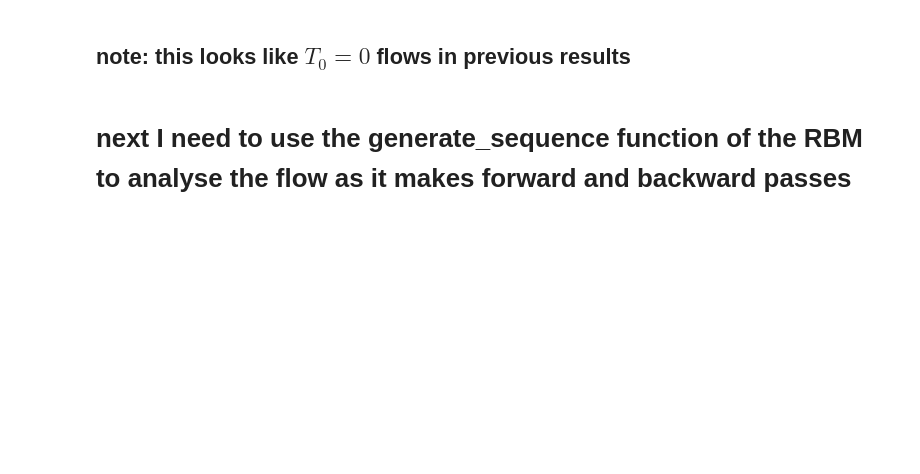
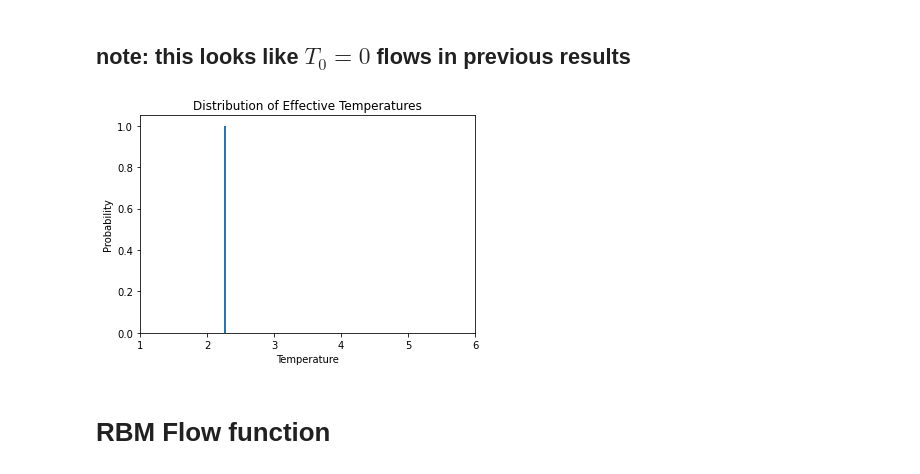
Before and after one commit to willgriff14/research_kcl, a Jupyter notebook: 25_temp_rbm_flow.ipynb, the cells around one changed output. Cells and saved outputs as stored; diff of their text form; code cells hidden in the pictures; blank space fills up the shorter version.

```diff
--- a/25_temp_rbm_flow.ipynb
+++ b/25_temp_rbm_flow.ipynb
@@ -156,3 +353,43 @@ plt.show()
+# %%
+def calculate_magnetisation(configuration):
+    return np.mean(configuration)
+# %%
+def theoretical_magnetisation(T):
+    if T < 2 / np.log(1 + np.sqrt(2)):
+        return (1 - np.sinh(2 / T) ** (-4)) ** (1 / 8)
+    else:
+        return 0
+# %%
+# Initialize a list to store the effective temperatures for each configuration
+effective_temperatures = []
+
+# For each configuration in the sequence
+for config in sequence:
+    # Calculate the magnetisation of the configuration
+    config_magnetisation = calculate_magnetisation(config)
+
+    # Calculate the theoretical magnetisation for each temperature
+    theoretical_magnetisations = np.array([theoretical_magnetisation(T) for T in temperatures])
+
+    # Find the temperature that gives the closest match to the configuration's magnetisation
+    effective_temperature = temperatures[np.argmin(np.abs(theoretical_magnetisations - config_magnetisation))]
+
+    # Append to the list of effective temperatures
+    effective_temperatures.append(effective_temperature)
+# %%
+
+# Convert the list of effective temperatures into a numpy array
+effective_temperatures = np.array(effective_temperatures)
+
+# Plot the histogram of effective temperatures
+plt.hist(effective_temperatures, bins=30, weights=np.ones(len(effective_temperatures)) / len(effective_temperatures))
+plt.xlabel('Temperature')
+plt.ylabel('Probability')
+plt.title('Distribution of Effective Temperatures')
+plt.xlim([1, 6])  # Set the range of the x-axis to be between 1 and 6
+plt.show()
+# %% [output]
+[figure, added]
 # %% [markdown]
-# next I need to use the generate_sequence function of the RBM to analyse the flow as it makes forward and backward passes
+# RBM Flow function
 # %%
```
Also changed, not shown: parts of 34 cells of this notebook, 11 other files.
